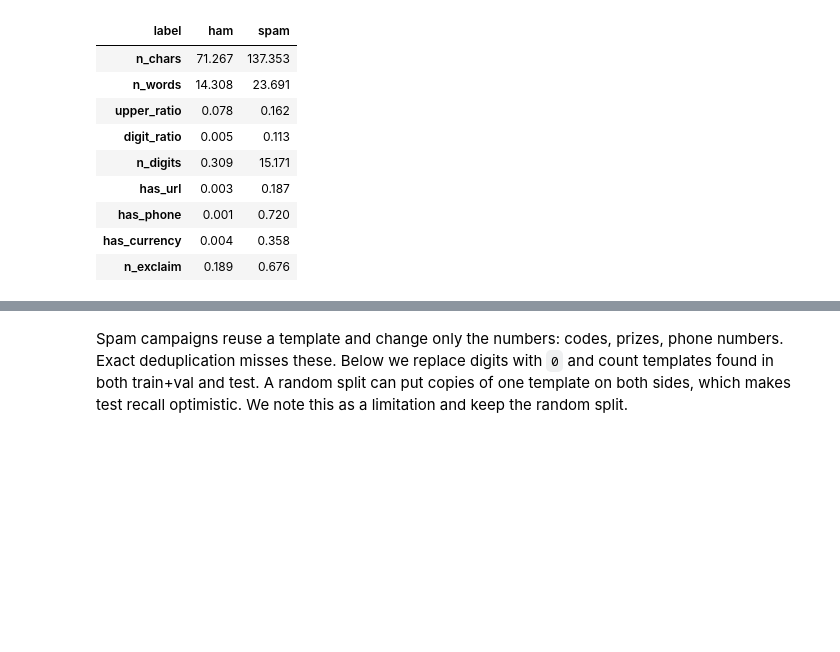
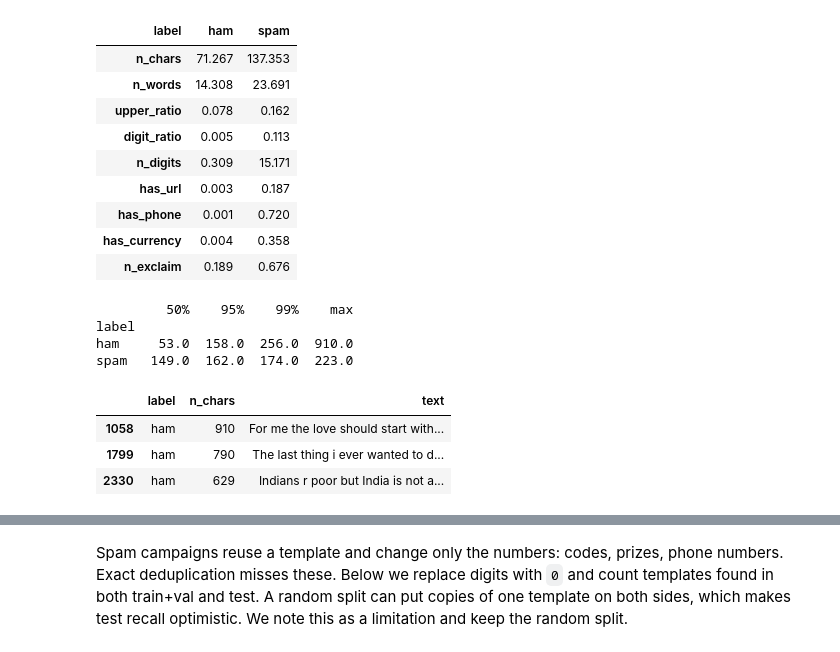
Before and after one commit to dench1k1ng/ml_midterm, a Jupyter notebook: Final_Denis_Shin_Abylay_Latiyev_Nikita_Vassilenko.ipynb, the cells around one changed output, grey strips where cells are left out. Cells and saved outputs as stored; diff of their text form; code cells hidden in the pictures; blank space fills up the shorter version.

```diff
--- a/Final_Denis_Shin_Abylay_Latiyev_Nikita_Vassilenko.ipynb
+++ b/Final_Denis_Shin_Abylay_Latiyev_Nikita_Vassilenko.ipynb
@@ -159,5 +172,19 @@ train.groupby("label")[META].mean().T.round(3)
 | has_phone | 0.001 | 0.720 |
 | has_currency | 0.004 | 0.358 |
 | n_exclaim | 0.189 | 0.676 |
+# %%
+# length outliers (train): the long tail is real messages, not errors
+q = train.groupby("label").n_chars.describe(percentiles=[.5, .95, .99]).round(0)
+print(q[["50%", "95%", "99%", "max"]])
+train.loc[train.n_chars.nlargest(3).index, ["label", "n_chars", "text"]]
+# %% [output]
+         50%    95%    99%    max
+label
+ham     53.0  158.0  256.0  910.0
+spam   149.0  162.0  174.0  223.0
+|  | label | n_chars | text |
+| 1058 | ham | 910 | For me the love should start with... |
+| 1799 | ham | 790 | The last thing i ever wanted to d... |
+| 2330 | ham | 629 | Indians r poor but India is not a... |
 # %% [markdown]
 On train, 12.5% of messages are spam. Spam is about twice as long as ham (137 vs 71 characters on average) and has many more digits from phone numbers, short codes and prices. It also contains currency symbols, URLs and capital letters more often. The models get these meta-features alongside the text.
```
Also changed, not shown: parts of 15 cells of this notebook, 2 other files.
